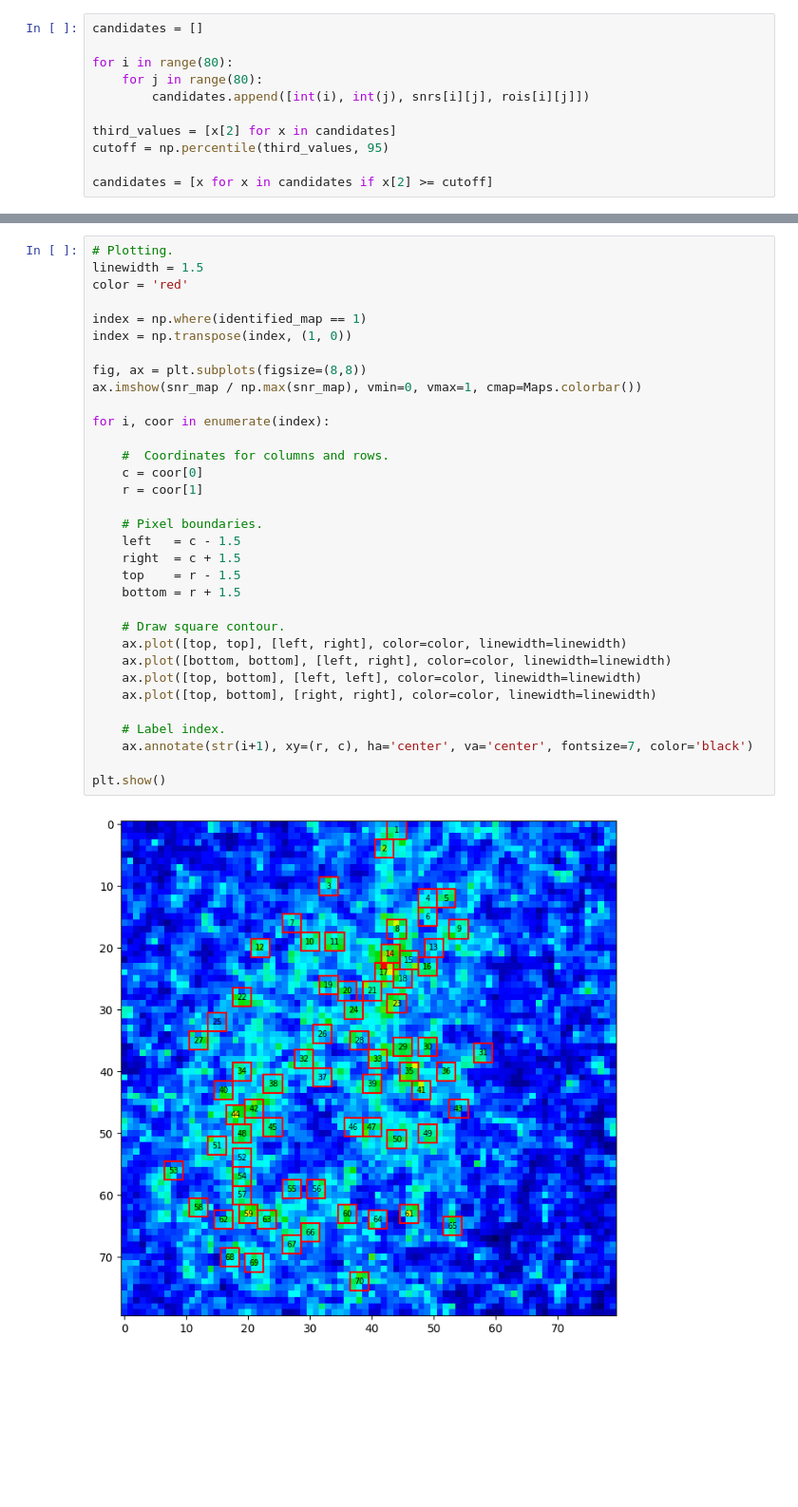
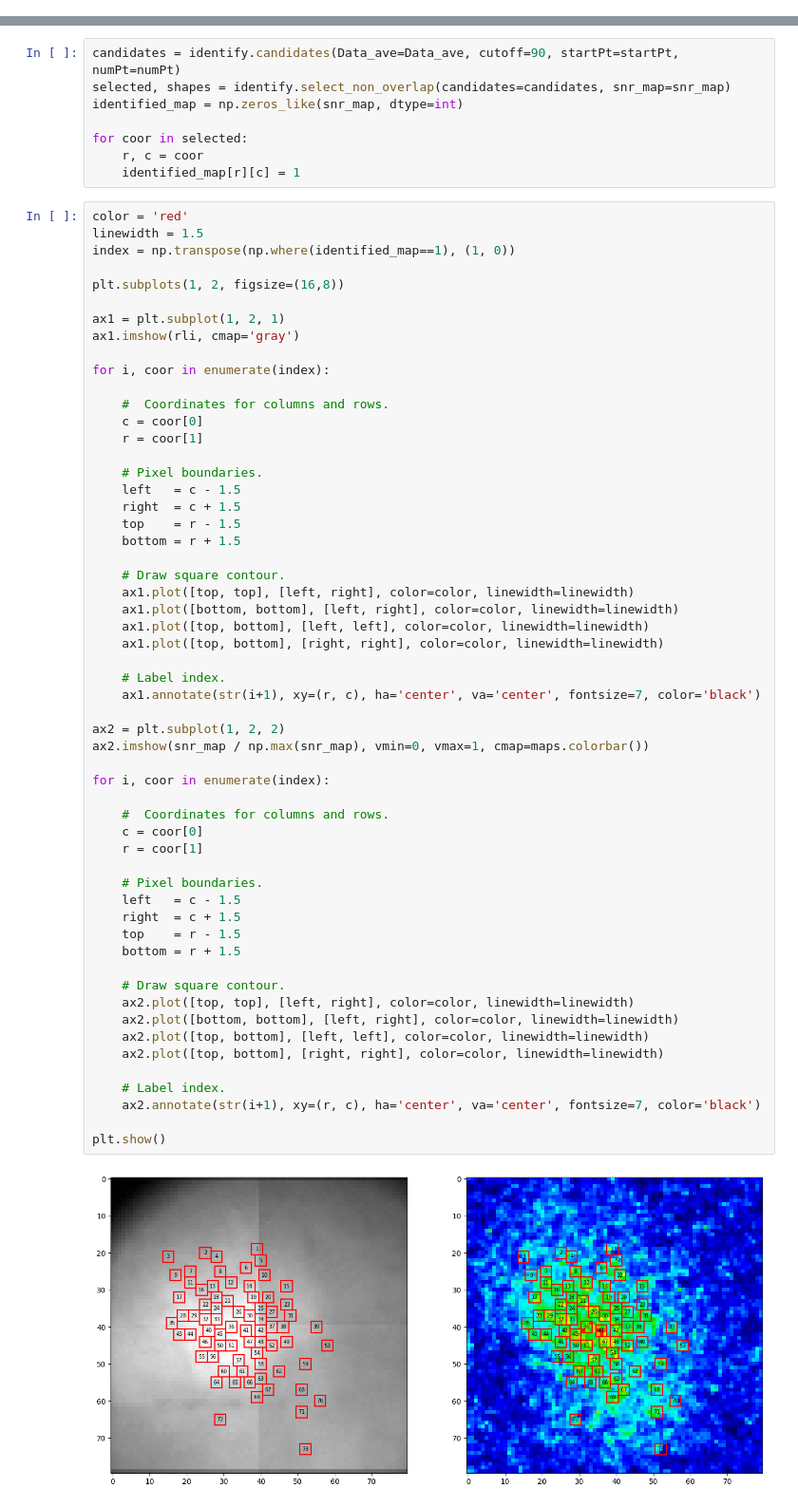
Before and after one commit to TianchengXu0420/ZDA_Adventure, a Jupyter notebook: 3x3Area.ipynb, the cells around one changed output, grey strips where cells are left out. Shown at 95% size. Saved outputs shown, nothing was run; the diff lists cells and outputs as text; blank space fills up the shorter version.

```diff
--- a/3x3Area.ipynb
+++ b/3x3Area.ipynb
@@ -130,11 +61,0 @@ rois, snrs = optimize_map(Data_ave, roi_shapes)
-# %%
-candidates = []
-
-for i in range(80):
-    for j in range(80):
-        candidates.append([int(i), int(j), snrs[i][j], rois[i][j]])
-
-third_values = [x[2] for x in candidates]
-cutoff = np.percentile(third_values, 95)
-
-candidates = [x for x in candidates if x[2] >= cutoff]
@@ -164,38 +62,69 @@ for coor in selected:
+# %%
+candidates = identify.candidates(Data_ave=Data_ave, cutoff=90, startPt=startPt, numPt=numPt)
+selected, shapes = identify.select_non_overlap(candidates=candidates, snr_map=snr_map)
+identified_map = np.zeros_like(snr_map, dtype=int)
+
+for coor in selected:
+    r, c = coor
+    identified_map[r][c] = 1
 # %%
-# Plotting.
+color = 'red'
 linewidth = 1.5
-color = 'red'
+index = np.transpose(np.where(identified_map==1), (1, 0))
 
-index = np.where(identified_map == 1)
-index = np.transpose(index, (1, 0))
+plt.subplots(1, 2, figsize=(16,8))
 
-fig, ax = plt.subplots(figsize=(8,8))
-ax.imshow(snr_map / np.max(snr_map), vmin=0, vmax=1, cmap=Maps.colorbar())
+ax1 = plt.subplot(1, 2, 1)
+ax1.imshow(rli, cmap='gray')
 
 for i, coor in enumerate(index):
 
     #  Coordinates for columns and rows.
     c = coor[0]
     r = coor[1]
 
     # Pixel boundaries.
     left   = c - 1.5
     right  = c + 1.5
     top    = r - 1.5
     bottom = r + 1.5
 
     # Draw square contour.
-    ax.plot([top, top], [left, right], color=color, linewidth=linewidth)
-    ax.plot([bottom, bottom], [left, right], color=color, linewidth=linewidth)
-    ax.plot([top, bottom], [left, left], color=color, linewidth=linewidth)
-    ax.plot([top, bottom], [right, right], color=color, linewidth=linewidth)
+    ax1.plot([top, top], [left, right], color=color, linewidth=linewidth)
+    ax1.plot([bottom, bottom], [left, right], color=color, linewidth=linewidth)
+    ax1.plot([top, bottom], [left, left], color=color, linewidth=linewidth)
+    ax1.plot([top, bottom], [right, right], color=color, linewidth=linewidth)
 
     # Label index.
-    ax.annotate(str(i+1), xy=(r, c), ha='center', va='center', fontsize=7, color='black')
+    ax1.annotate(str(i+1), xy=(r, c), ha='center', va='center', fontsize=7, color='black')
+
+ax2 = plt.subplot(1, 2, 2)
+ax2.imshow(snr_map / np.max(snr_map), vmin=0, vmax=1, cmap=maps.colorbar())
+
+for i, coor in enumerate(index):
+
+    #  Coordinates for columns and rows.
+    c = coor[0]
+    r = coor[1]
+
+    # Pixel boundaries.
+    left   = c - 1.5
+    right  = c + 1.5
+    top    = r - 1.5
+    bottom = r + 1.5
+
+    # Draw square contour.
+    ax2.plot([top, top], [left, right], color=color, linewidth=linewidth)
+    ax2.plot([bottom, bottom], [left, right], color=color, linewidth=linewidth)
+    ax2.plot([top, bottom], [left, left], color=color, linewidth=linewidth)
+    ax2.plot([top, bottom], [right, right], color=color, linewidth=linewidth)
+
+    # Label index.
+    ax2.annotate(str(i+1), xy=(r, c), ha='center', va='center', fontsize=7, color='black')
 
 plt.show()
 # %% [output]
-[figure, old version]
+[figure, new version]
 # %%
 num = len(index)
 trial = Data.shape[0]
```
Also changed, not shown: parts of 16 cells of this notebook.
